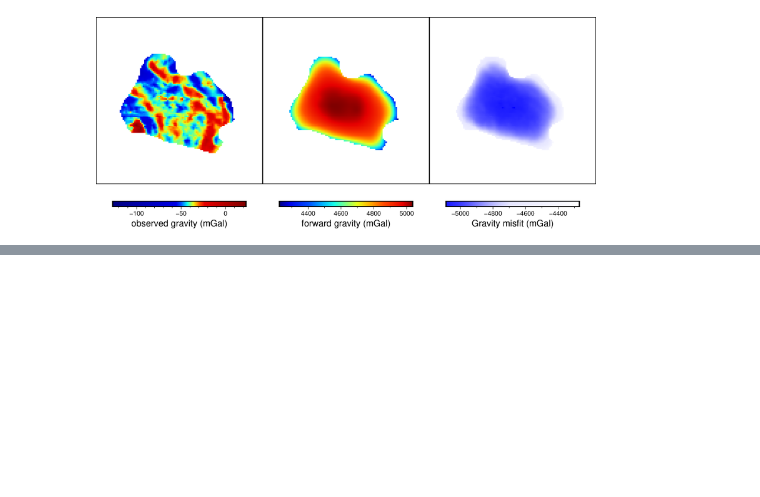
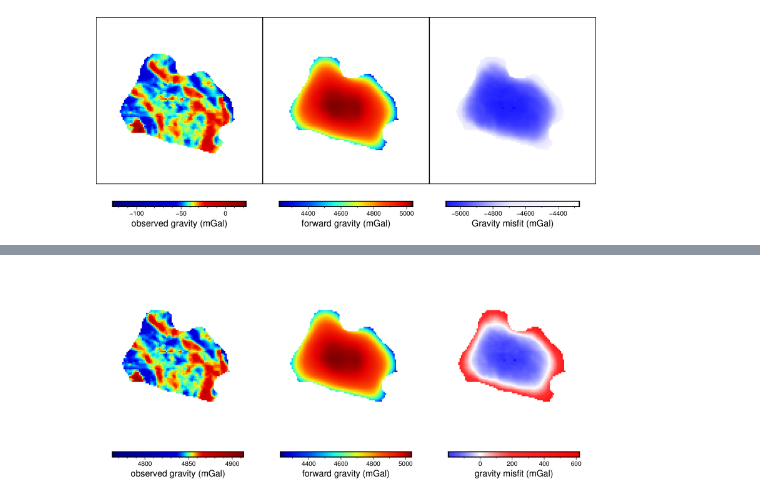
Before and after one commit to mdtanker/RIS_gravity_inversion, a Jupyter notebook: Nagy_prisms_inversion.ipynb, the cells around one changed output, grey strips where cells are left out. Drawn from its saved outputs; the diff is of its cells as text; code cells hidden in the pictures; blank space fills up the shorter version.

```diff
--- a/Nagy_prisms_inversion.ipynb
+++ b/Nagy_prisms_inversion.ipynb
@@ -457,3 +456,79 @@ fig.plot(x = [fig_reg[0], fig_reg[0], fig_reg[1], fig_reg[1], fig_reg[0]],
 fig.show()
 # %% [output]
 [figure]
+# %%
+df_grav['initial_misfit'] = df_grav.Gobs - df_grav.forward_grav_total
+shift = df_grav.initial_misfit[(df_grav.x.between(e_fig, w_fig)) & (df_grav.y.between(n_fig, s_fig))].mean()
+print(f'average misfit between Gobs and forward gravity within figure region is {int(shift)} mGal')
+
+df_grav['Gobs_shift'] = df_grav.Gobs - shift
+print(f'average Gobs_shifted: {int(df_grav.Gobs_shift[(df_grav.x.between(e_fig, w_fig)) & (df_grav.y.between(n_fig, s_fig))].mean())} mGal')
+print(f'average forward gravity total: {int(df_grav.forward_grav_total[(df_grav.x.between(e_fig, w_fig)) & (df_grav.y.between(n_fig, s_fig))].mean())} mGal')
+
+df_grav['forward_grav_misfit'] = df_grav.Gobs_shift - df_grav.forward_grav_total
+misfit_shift = df_grav.forward_grav_misfit[(df_grav.x.between(e_fig, w_fig)) & (df_grav.y.between(n_fig, s_fig))].mean()
+print(f'average misfit between Gobs_shift and forward gravity within figure region is {int(misfit_shift)} mGal')
+df_grav.forward_grav_misfit.describe()
+
+forward_grav_grid=pygmt.xyz2grd(data = df_grav[['x','y','forward_grav_total']],
+                                 region=inv_reg,
+                                 spacing=layers['gravity']['spacing'],
+                                 projection=inv_proj)
+
+misfit_grav_grid=pygmt.xyz2grd(data = df_grav[['x','y','forward_grav_misfit']],
+                                 region=inv_reg,
+                                 spacing=layers['gravity']['spacing'],
+                                 projection=inv_proj)
+
+observed_shift_grav_grid=pygmt.xyz2grd(data = df_grav[['x','y','Gobs_shift']],
+                                 region=inv_reg,
+                                 spacing=layers['gravity']['spacing'],
+                                 projection=inv_proj)
+
+fig = pygmt.Figure()
+
+# plot observed gravity
+grid=observed_shift_grav_grid
+pygmt.grd2cpt(cmap="jet", grid=grid, region=fig_reg, background=True, continuous=True)
+fig.grdimage(
+        grid,
+        cmap=True,
+        projection=fig_proj,
+        region=fig_reg,
+        nan_transparent=True,
+        frame=['+gwhite'])
+fig.colorbar(cmap=True, frame='af+l"observed gravity (mGal)"')
+
+
+fig.shift_origin(xshift=(fig_width+2)/10)
+
+# plot forward gravity
+grid=forward_grav_grid
+pygmt.grd2cpt(cmap="jet", grid=grid, region=fig_reg, background=True, continuous=True)
+fig.grdimage(
+        grid,
+        cmap=True,
+        projection=fig_proj,
+        region=fig_reg,
+        nan_transparent=True,
+        frame=['+gwhite'])
+fig.colorbar(cmap=True, frame='af+l"forward gravity (mGal)"')
+
+
+fig.shift_origin(xshift=(fig_width+2)/10)
+
+# plot misfit gravity
+grid=misfit_grav_grid
+pygmt.grd2cpt(cmap="polar+h0", grid=grid, region=fig_reg, background=True, continuous=True)
+fig.grdimage(
+        grid,
+        cmap=True,#'polar+h0',
+        projection=fig_proj,
+        region=fig_reg,
+        nan_transparent=True,
+        frame=['+gwhite'])
+fig.colorbar(cmap=True, frame='af+l"gravity misfit (mGal)"')
+
+
+fig.show()
+# %% [output]
@@ -460,2 +539,3 @@ fig.show()
+[figure, added]
 # %%
 # TREND_TYPE = 'Constant value'
```
Also changed, not shown: parts of 9 cells of this notebook, 1 other file.
